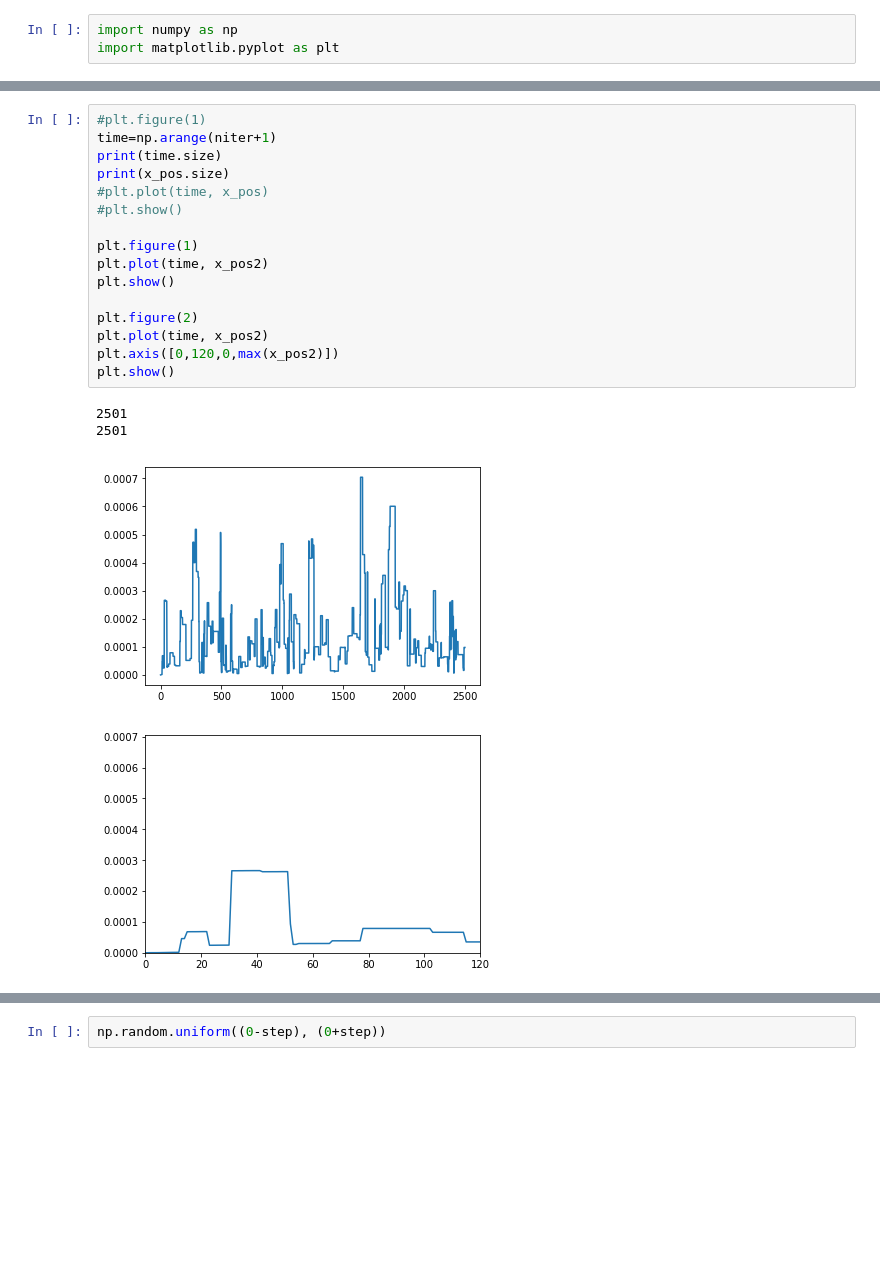
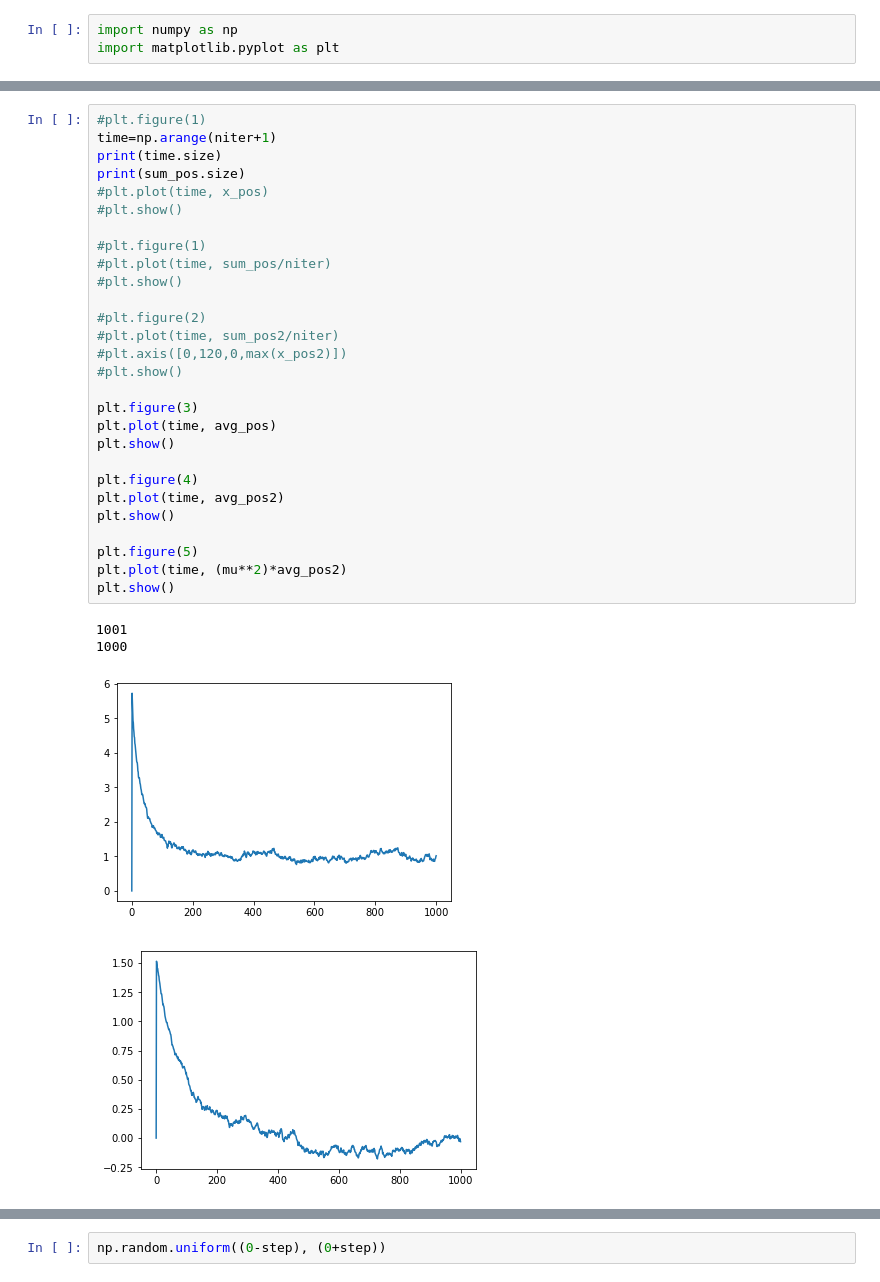
Before and after one commit to willrobs/ph353a3, a Jupyter notebook: Metropolis Algorithm.ipynb, the cells around one changed output, grey strips where cells are left out. Cells and saved outputs as stored; diff of their text form; blank space fills up the shorter version.

```diff
--- a/Metropolis Algorithm.ipynb
+++ b/Metropolis Algorithm.ipynb
@@ -88,21 +90,33 @@ print(num_accept/(niter*num_el))
 # %%
 #plt.figure(1)
 time=np.arange(niter+1)
 print(time.size)
-print(x_pos.size)
+print(sum_pos.size)
 #plt.plot(time, x_pos)
 #plt.show()
 
-plt.figure(1)
-plt.plot(time, x_pos2)
+#plt.figure(1)
+#plt.plot(time, sum_pos/niter)
+#plt.show()
+
+#plt.figure(2)
+#plt.plot(time, sum_pos2/niter)
+#plt.axis([0,120,0,max(x_pos2)])
+#plt.show()
+
+plt.figure(3)
+plt.plot(time, avg_pos)
 plt.show()
 
-plt.figure(2)
-plt.plot(time, x_pos2)
-plt.axis([0,120,0,max(x_pos2)])
+plt.figure(4)
+plt.plot(time, avg_pos2)
 plt.show()
+
+plt.figure(5)
+plt.plot(time, (mu**2)*avg_pos2)
+plt.show()
 # %% [output]
-2501
-2501
+1001
+1000
-[figure, old version]
+[figure, new version]
-[figure, old version]
+[figure, new version]
```
Also changed, not shown: parts of 7 cells of this notebook.
